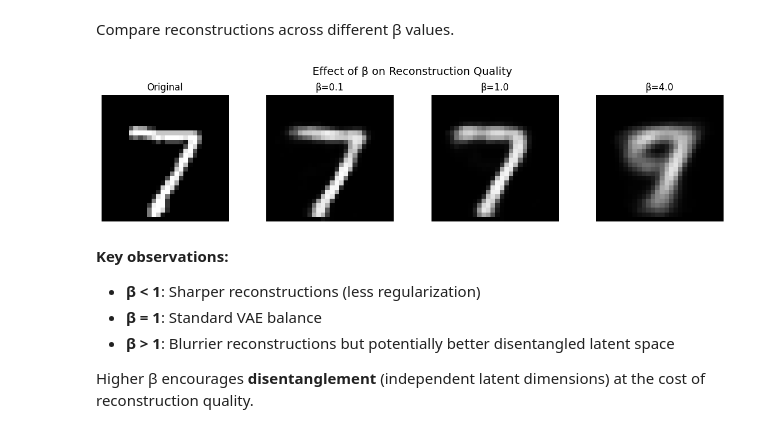
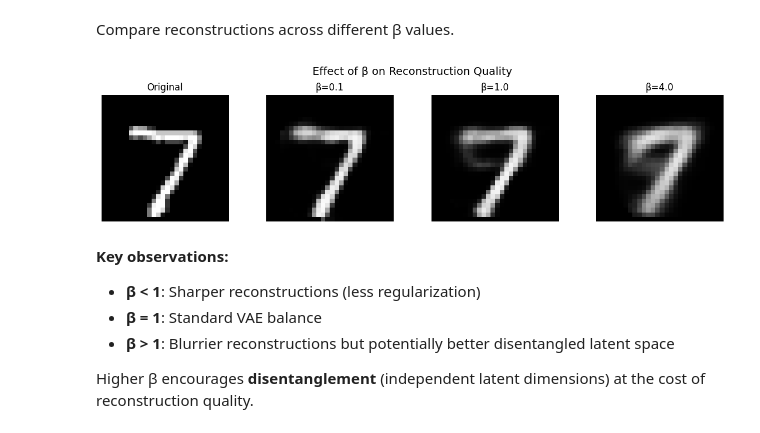
Before and after one commit to tsilva/aiml-notebooks, a Jupyter notebook: notebooks/vae.ipynb, the cells around one changed output. Cells and saved outputs as stored; diff of their text form; code cells hidden in the pictures.

```diff
--- a/notebooks/vae.ipynb
+++ b/notebooks/vae.ipynb
@@ -672,7 +658,7 @@ labels = []
 
 with torch.no_grad():
     for data, label in tqdm(test_loader, desc='Encoding test set'):
-        data = data.to(device)
+        data = data.to(vae_2d.device)
         mu, _ = vae_2d.encode(data)
         latent_codes.append(mu.cpu())
         labels.append(label)
@@ -712,7 +698,7 @@ canvas = np.zeros((28 * n, 28 * n))
 with torch.no_grad():
     for i, z0 in enumerate(z0_vals):
         for j, z1 in enumerate(z1_vals):
-            z = torch.tensor([[z0, z1]], dtype=torch.float32).to(device)
+            z = torch.tensor([[z0, z1]], dtype=torch.float32).to(vae_2d.device)
             x_recon = vae_2d.decode(z)
             # No denormalization needed
             x_recon = x_recon.cpu().squeeze().numpy()
@@ -746,7 +732,7 @@ vae.eval()
 num_samples = 16
 
 with torch.no_grad():
-    generated = vae.sample(num_samples, device)
+    generated = vae.sample(num_samples, vae.device)
 
 # Plot (no denormalization needed)
 fig, axes = plt.subplots(4, 4, figsize=(8, 8))
@@ -907,16 +893,27 @@ for beta in beta_values:
     print(f"\nTraining with β={beta}...")
 
     # Create model
-    model = VAE(input_dim=784, hidden_dim=400, latent_dim=20).to(device)
-    criterion_beta = VAELoss(reconstruction_loss='mse', beta=beta)
-    optimizer_beta = torch.optim.Adam(model.parameters(), lr=1e-3)
+    model = VAE(
+        input_dim=784,
+        hidden_dim=400,
+        latent_dim=20,
+        learning_rate=1e-3,
+        reconstruction_loss='mse',
+        beta=beta
+    )
 
-    # Train for 5 epochs (quick comparison)
-    for epoch in range(5):
-        train_loss, train_recon, train_kl = train_epoch(
-            model, train_loader, criterion_beta, optimizer_beta, device
-        )
-        print(f"  Epoch {epoch+1}/5 - Loss: {train_loss:.4f}")
+    # Create trainer
+    trainer_beta = pl.Trainer(
+        max_epochs=5,
+        accelerator='auto',
+        devices=1,
+        logger=False,
+        enable_checkpointing=False,
+        enable_progress_bar=True,
+    )
+
+    # Train
+    trainer_beta.fit(model, train_loader, test_loader)
 
     beta_models[beta] = model
 
@@ -943,31 +978,34 @@ Training with β=4.0...
 Compare reconstructions across different β values.
 # %%
 # Compare reconstructions
-test_img = test_batch[0:1]
+# Get a fresh test image
+test_img_batch, _ = next(iter(test_loader))
+test_img = test_img_batch[0:1]
 
 fig, axes = plt.subplots(1, len(beta_values) + 1, figsize=(12, 3))
 
 # Original (no denormalization needed)
-axes[0].imshow(test_img.cpu().squeeze(), cmap='gray', vmin=0, vmax=1)
+axes[0].imshow(test_img.squeeze(), cmap='gray', vmin=0, vmax=1)
 axes[0].set_title('Original')
 axes[0].axis('off')
 
 # Reconstructions for each beta
 for i, beta in enumerate(beta_values):
     model = beta_models[beta]
     model.eval()
     with torch.no_grad():
-        recon, _, _ = model(test_img)
+        test_img_device = test_img.to(model.device)
+        recon, _, _ = model(test_img_device)
 
     axes[i+1].imshow(recon.cpu().squeeze(), cmap='gray', vmin=0, vmax=1)
     axes[i+1].set_title(f'β={beta}')
     axes[i+1].axis('off')
 
 plt.suptitle('Effect of β on Reconstruction Quality', fontsize=14)
 plt.tight_layout()
 plt.show()
 # %% [output]
-[figure, old version]
+[figure, new version]
 # %% [markdown]
 **Key observations:**
 - **β < 1**: Sharper reconstructions (less regularization)
```
Also changed, not shown: parts of 28 cells of this notebook, 3 other files.
